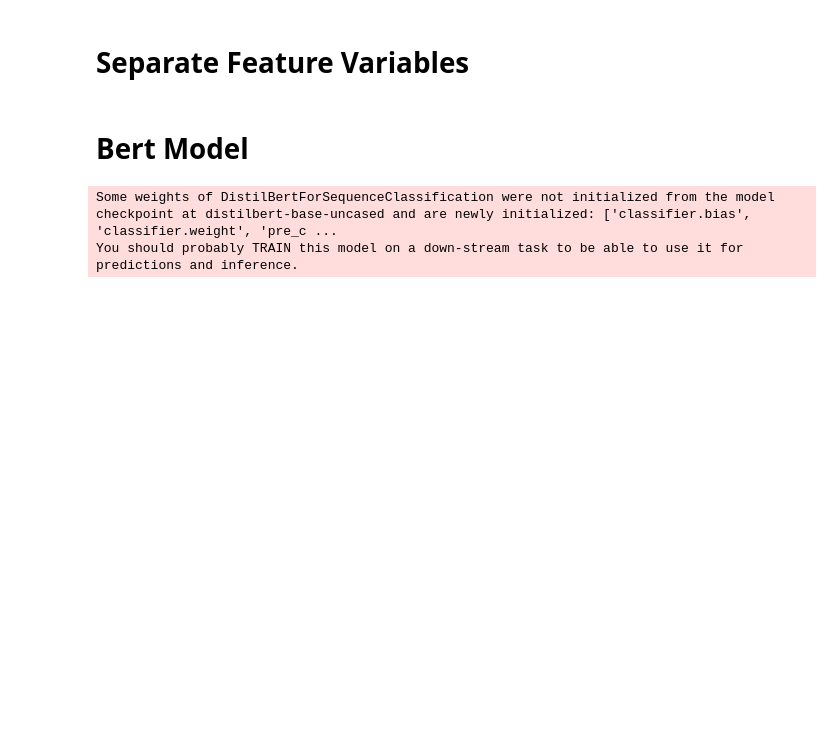
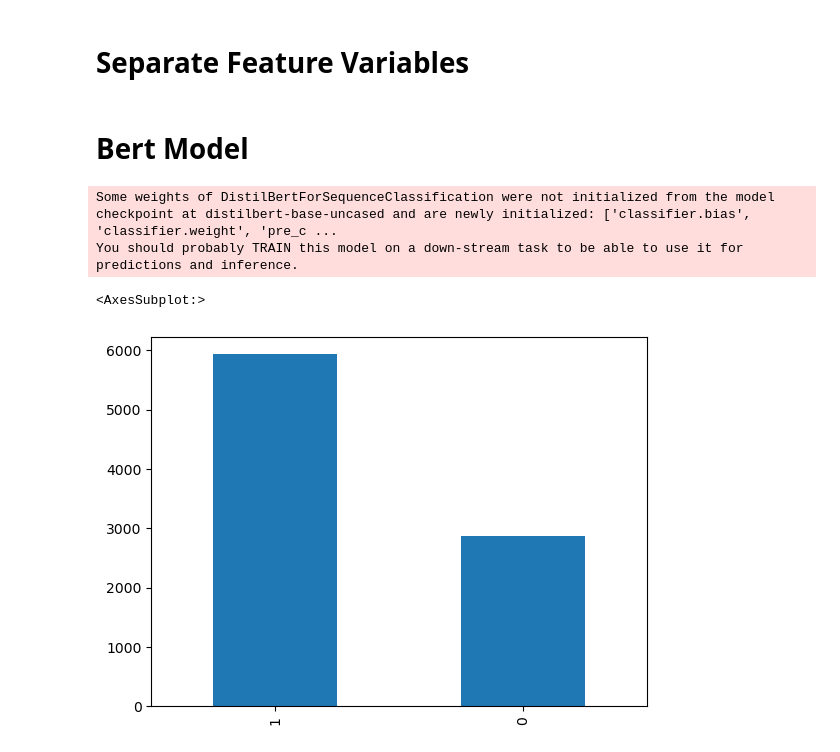
Before and after one commit to MaukanMir/Netflix-Sentiment-Analysis, a Jupyter notebook: training.ipynb, the cells around one changed output. Drawn from its saved outputs; the diff is of its cells as text; code cells hidden in the pictures; blank space fills up the shorter version.

```diff
--- a/training.ipynb
+++ b/training.ipynb
@@ -238,7 +243,9 @@ NUM_LABELS = len(np.unique(y))
 # %%
 model_name = "distilbert-base-uncased"
 tokenizer = AutoTokenizer.from_pretrained(model_name)
-model = AutoModelForSequenceClassification.from_pretrained(model_name, num_labels=NUM_LABELS)
+
+config = DistilBertConfig.from_pretrained(model_name, num_labels=3)
+model = AutoModelForSequenceClassification.from_pretrained(model_name, config=config)
 # %% [output]
 Some weights of DistilBertForSequenceClassification were not initialized from the model checkpoint at distilbert-base-uncased and are newly initialized: ['classifier.bias', 'classifier.weight', 'pre_c ...
 You should probably TRAIN this model on a down-stream task to be able to use it for predictions and inference.
@@ -256,0 +262,5 @@ t
+# %%
+df["predicted_label"].value_counts().plot.bar()
+# %% [output]
+<AxesSubplot:>
+[figure, added]
```
Also changed, not shown: parts of 3 cells of this notebook.
